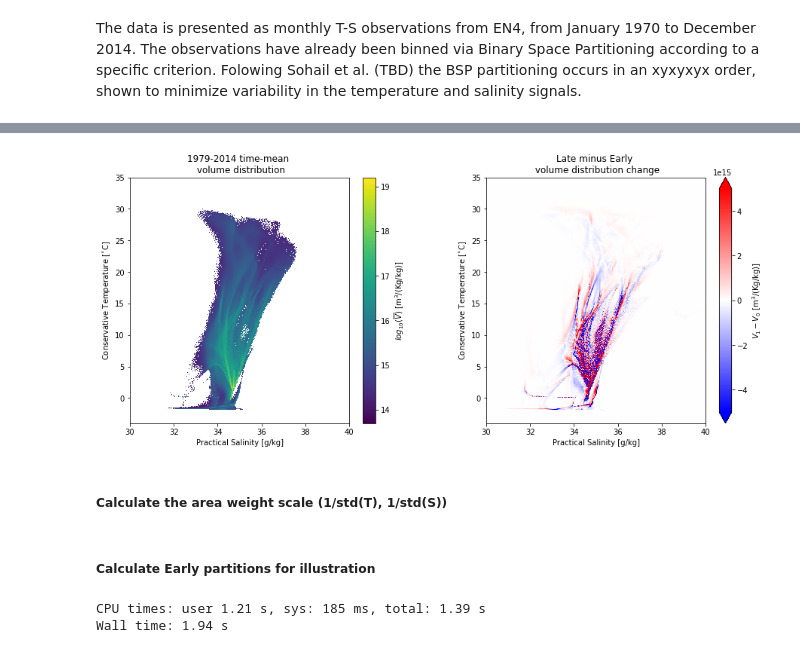
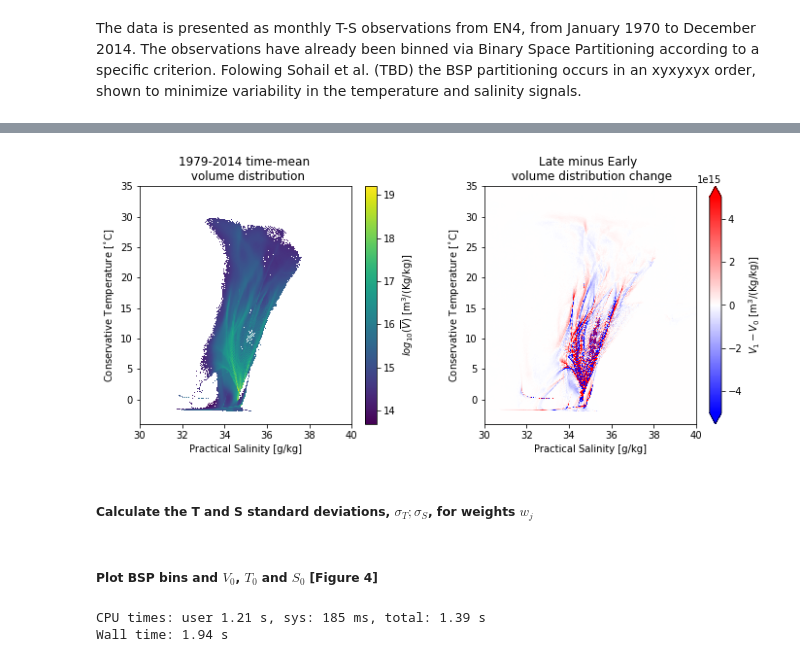
Before and after one commit to taimoorsohail/Min_Max_Transform, a Jupyter notebook: ACCESS_CM2/MTM_ACCESS.ipynb, the cells around one changed output, grey strips where cells are left out. Cells and saved outputs as stored; diff of their text form; code cells hidden in the pictures.

```diff
--- a/ACCESS_CM2/MTM_ACCESS.ipynb
+++ b/ACCESS_CM2/MTM_ACCESS.ipynb
@@ -132,23 +115,25 @@ dsbins = np.diff(sbins)[0]
 # %%
-fig, axs = plt.subplots(1,2, figsize=(7.5*2,2.5*1.2*2), facecolor='w', edgecolor='k')
+## Plot the time-mean volume and volume anomaly in ACCESS-CM2 [Figure 3]
+
+fig, axs = plt.subplots(1,2, figsize=(7.5*1*1.5,2.5*1.2*1.5), facecolor='w', edgecolor='k')
 fig.subplots_adjust(hspace = .3, wspace=0.3)
 axs = axs.ravel()
 
 (np.log10(ACCESS_TS_dist_hist.TS_distribution/(dsbins*dtbins)).mean('time')).plot(ax=axs[0], cmap=plt.cm.viridis, cbar_kwargs={'label': "$log_{10}(\overline{V})$ [m$^3$/(Kg/kg)]"})
 ((((ACCESS_TS_dist_hist.TS_distribution.sel(time=slice('2006-01-01', '2014-12-31'))/(dsbins*dtbins)).mean('time')) - \
          (ACCESS_TS_dist_hist.TS_distribution.sel(time=slice('1979-01-01', '1987-12-31'))/(dsbins*dtbins)).mean('time'))).plot(ax=axs[1],cmap=plt.cm.bwr, cbar_kwargs={'label': "$V_1-V_0$ [m$^3$/(Kg/kg)]"}, vmin=-5e15, vmax=5e15)
 
 for i in range(2):
     # axs[i].set_xlim(30,40)
     # axs[i].set_ylim(-3,35)
     axs[i].set_ylabel('Conservative Temperature [$^{\circ}$C]')
     axs[i].set_xlabel('Practical Salinity [g/kg]')
 axs[0].set_title('1979-2014 time-mean \n volume distribution')
 axs[1].set_title('Late minus Early \n volume distribution change')
 plt.savefig('ACCESS_CM2_hist_TS_dist_summary.png', dpi=300, bbox_inches='tight')
 plt.show()
 # %% [output]
-[figure, old version]
+[figure, new version]
-# %% [markdown]
-##### Calculate the area weight scale (1/std(T), 1/std(S))
+# %% [markdown]
+##### Calculate the T and S standard deviations, $\sigma_T; \sigma_S$, for weights $w_j$
 # %%
@@ -163,6 +149,6 @@ S_nonan_std = S_nonan.std(skipna=True).values
 T_scale = 1/T_nonan_std
 S_scale = 1/S_nonan_std
-# %% [markdown]
-##### Calculate Early partitions for illustration
+# %% [markdown]
+##### Plot BSP bins and $V_0$, $T_0$ and $S_0$ [Figure 4]
 # %%
 %%time
```
Also changed, not shown: parts of 26 cells of this notebook, 1 other file.
